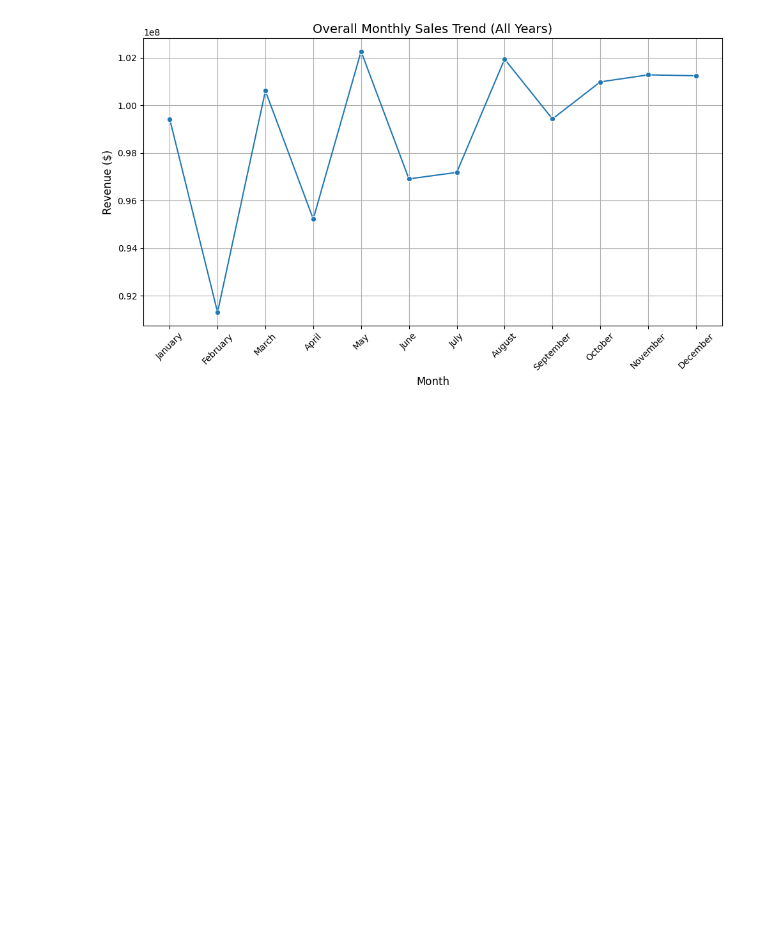
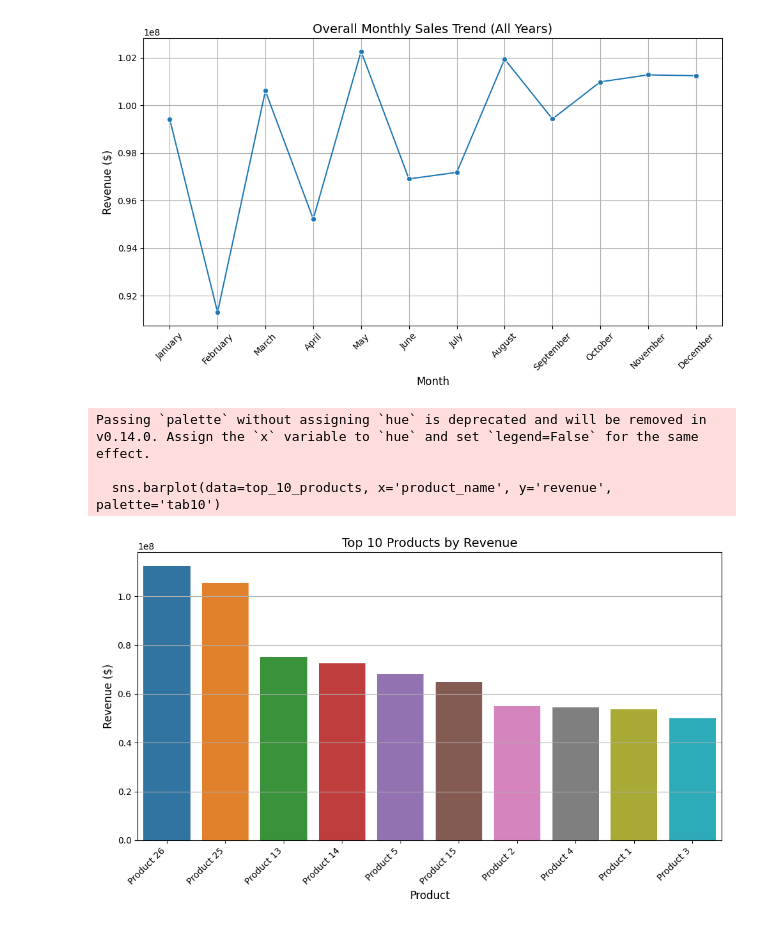
Before and after one commit to Madaranga/flipkart-regional-sales-analysis, a Jupyter notebook: FlipKarttt_Regional_Sales_Analysis.ipynb, the cells around one changed output. Cells and saved outputs as stored; diff of their text form; code cells hidden in the pictures; blank space fills up the shorter version.

Commit message:
Added a plot to display top 10 Products by Revenue

```diff
--- a/FlipKarttt_Regional_Sales_Analysis.ipynb
+++ b/FlipKarttt_Regional_Sales_Analysis.ipynb
@@ -545,3 +545,26 @@ Try using .loc[row_indexer,col_indexer] = value instead
 See the caveats in the documentation: https://pandas.pydata.org/pandas-docs/stable/user_guide/indexing.html#returning-a-view-versus-a-copy
   df_new['month']= df_new['order_date'].dt.strftime('%B')
 [figure]
+# %%
+product_revenue = df_new.groupby('product_name')['revenue' ].sum().reset_index()
+
+# Get top 10 products by revenue
+top_10_products = product_revenue.sort_values(by='revenue', ascending=False).head(10)
+
+# Create the bar chart
+plt.figure(figsize=(10, 6))
+sns.barplot(data=top_10_products, x='product_name', y='revenue', palette='tab10')
+plt.title('Top 10 Products by Revenue', fontsize=14)
+plt.xlabel('Product', fontsize=12)
+plt.ylabel('Revenue ($)', fontsize=12)
+plt.xticks(rotation=45, ha='right')
+plt.grid(True, axis='y')
+plt.tight_layout()
+
+# Show the plot
+plt.show()
+# %% [output]
+Passing `palette` without assigning `hue` is deprecated and will be removed in v0.14.0. Assign the `x` variable to `hue` and set `legend=False` for the same effect.
+
+  sns.barplot(data=top_10_products, x='product_name', y='revenue', palette='tab10')
+[figure, added]
```
